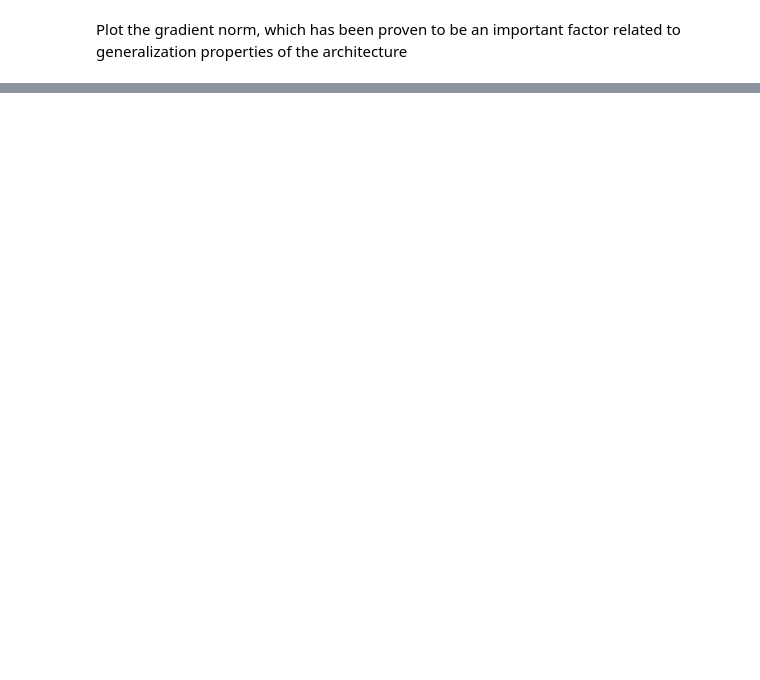
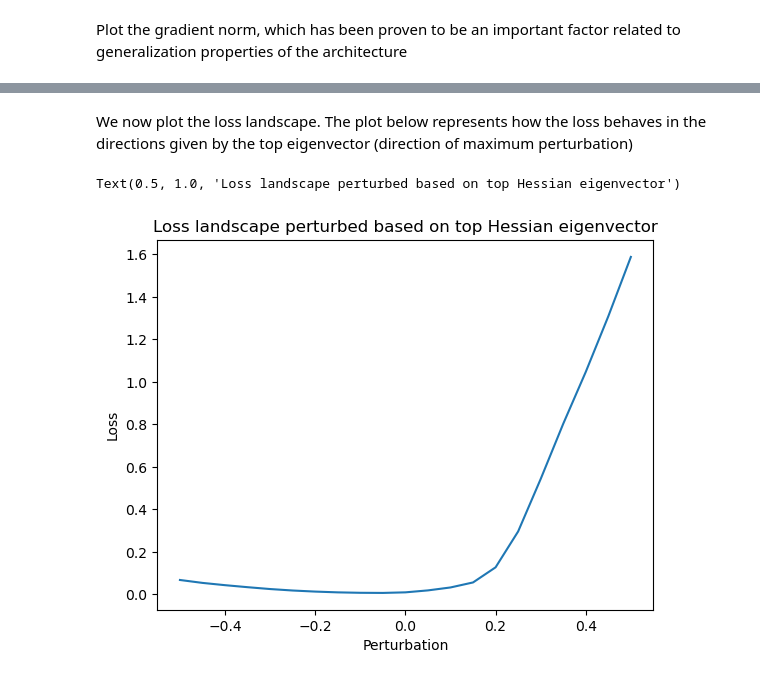
Before and after one commit to albias1996/OptML_project, a Jupyter notebook: main_adam_MNIST.ipynb, the cells around one changed output, grey strips where cells are left out. Saved outputs shown, nothing was run; the diff lists cells and outputs as text; code cells hidden in the pictures; blank space fills up the shorter version.

```diff
--- a/main_adam_MNIST.ipynb
+++ b/main_adam_MNIST.ipynb
@@ -93,8 +100,8 @@ test_loader = DataLoader(dataset=raw_mnist_testset,
 # %%
 # Reshaping train data (from 28*28 to 32*32) for visualization purposes
-train_data, train_target = reshape_train_data(raw_mnist_trainset, DEVICE)
+train_data, train_target = reshape_train_data(raw_mnist_trainset, torch.device('cpu'))
 # Reshaping test data (from 28*28 to 32*32) for visualization purposes
-test_data, test_target = reshape_test_data(raw_mnist_trainset, DEVICE)
+test_data, test_target = reshape_test_data(raw_mnist_trainset, torch.device('cpu'))
 # %%
 #plot some training examples with ground truth
 figure = plt.figure(figsize=(10, 8))
@@ -180,0 +186,23 @@ The top two eigenvalues of this model are: 0.0509 0.1297
+# %% [markdown]
+We now plot the loss landscape. The plot below represents how the loss behaves in the directions given by the top eigenvector (direction of maximum perturbation)
+# %%
+# lambda is a small scalar that we use to perturb the model parameters along the eigenvectors
+lams = np.linspace(-0.5, 0.5, 21).astype(np.float32)
+
+loss_list = []
+
+# At first, we initialized the perturb model to be the model obtained at the end of the training procedure
+model_perb = copy.deepcopy(model)
+
+# We now perturb the function in the direction given by the top eigenvector to visualize the quality of the minimum
+for lam in lams:
+    model_perb = get_params(model, model_perb, top_eigenvector[0], lam)
+    loss_list.append(criterion(model_perb(hessian_input), hessian_label).item())
+
+plt.plot(lams, loss_list)
+plt.ylabel('Loss')
+plt.xlabel('Perturbation')
+plt.title('Loss landscape perturbed based on top Hessian eigenvector')
+# %% [output]
+Text(0.5, 1.0, 'Loss landscape perturbed based on top Hessian eigenvector')
+[figure, added]
```
Also changed, not shown: parts of 15 cells of this notebook, 4 other files.
